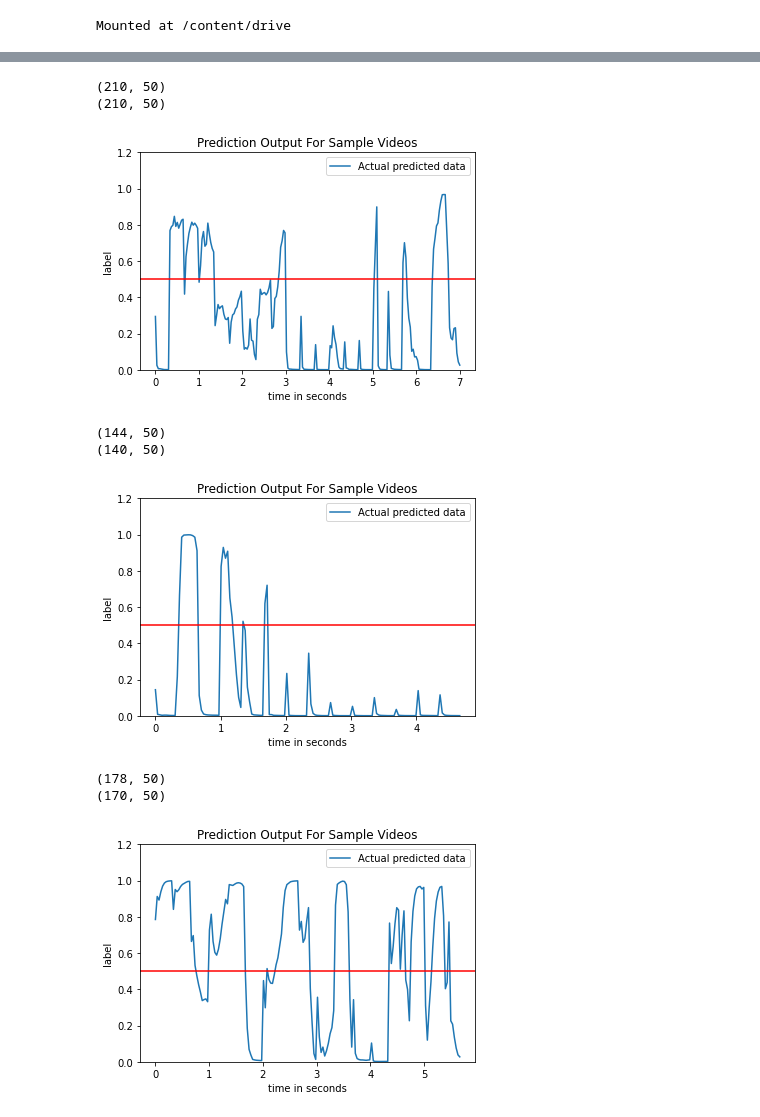
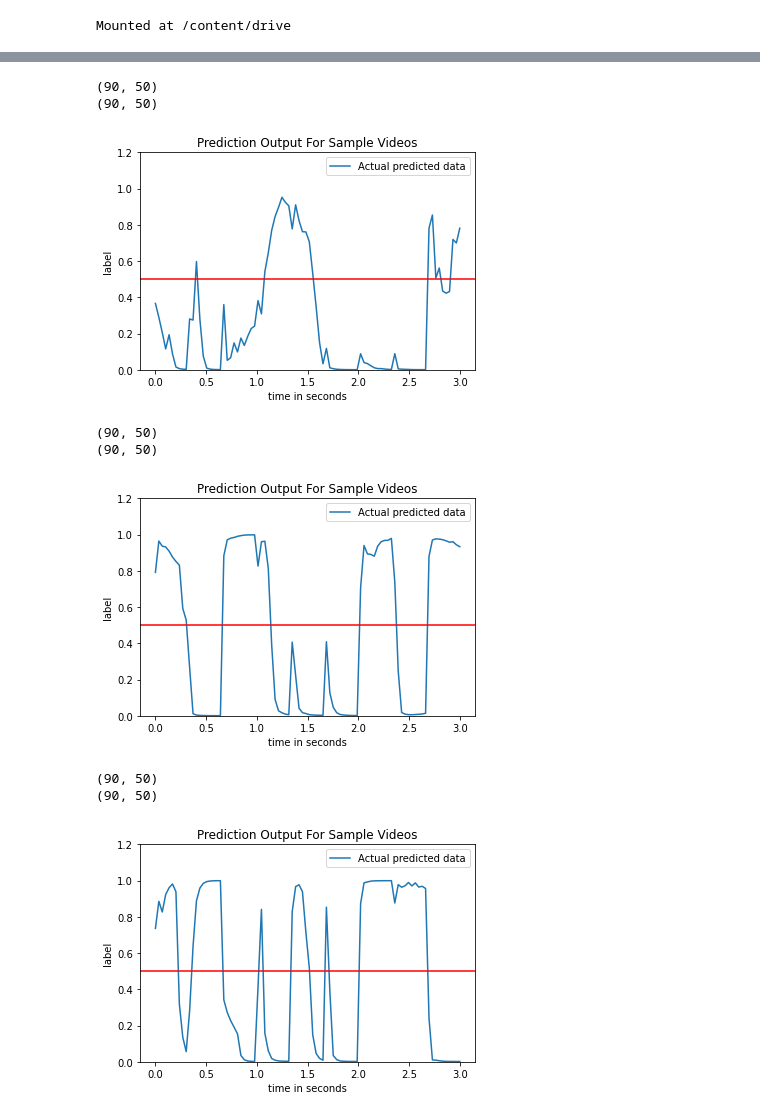
Before and after one commit to darpitdavetamu/CSCE636-DeepLearning, a Jupyter notebook: Submission5/CSCE636_Project_Submission5_Prediction.ipynb, the cells around one changed output, grey strips where cells are left out. Saved outputs shown, nothing was run; the diff lists cells and outputs as text; code cells hidden in the pictures.

```diff
--- a/Submission5/CSCE636_Project_Submission5_Prediction.ipynb
+++ b/Submission5/CSCE636_Project_Submission5_Prediction.ipynb
@@ -52,7 +52,7 @@ model = keras.models.load_model('/content/drive/My Drive/CSCE636/Model/Submissio
 # %%
 #PREDICT THE MODEL#
 def predict(file_name_json):
-  X_predict, num_frames = read_data2(file_name_json)
+  X_predict, num_frames = read_data(file_name_json)
   ypre = model.predict(X_predict)
   #print(ypre.shape)
   ypre=ypre.flatten()
@@ -104,22 +104,22 @@ predict(file_name_json)
 # %%
-file_name_json = '/content/drive/My Drive/CSCE636/Test_Submission4/Trial3/*'  #change json file for different test videos
-predict2(file_name_json)
+file_name_json = '/content/drive/My Drive/CSCE636/Trial_check_submission5_new/Trial5/*'  #change json file for different test videos
+predict(file_name_json)
 # %% [output]
-(210, 50)
-(210, 50)
+(90, 50)
+(90, 50)
-[figure, old version]
+[figure, new version]
 # %%
-file_name_json = '/content/drive/My Drive/CSCE636/Test_Submission4/Trial4/*'  #change json file for different test videos
-predict2(file_name_json)
+file_name_json = '/content/drive/My Drive/CSCE636/Trial_check_submission5_new/Trial6/*'  #change json file for different test videos
+predict(file_name_json)
 # %% [output]
-(144, 50)
-(140, 50)
+(90, 50)
+(90, 50)
-[figure, old version]
+[figure, new version]
 # %%
-file_name_json = '/content/drive/My Drive/CSCE636/Test_Submission4/Trial5/*'  #change json file for different test videos
-predict2(file_name_json)
+file_name_json = '/content/drive/My Drive/CSCE636/Trial_check_submission5_new/Trial7/*'  #change json file for different test videos
+predict(file_name_json)
 # %% [output]
-(178, 50)
-(170, 50)
+(90, 50)
+(90, 50)
-[figure, old version]
+[figure, new version]
 # %%
```
Also changed, not shown: parts of 11 cells of this notebook.
